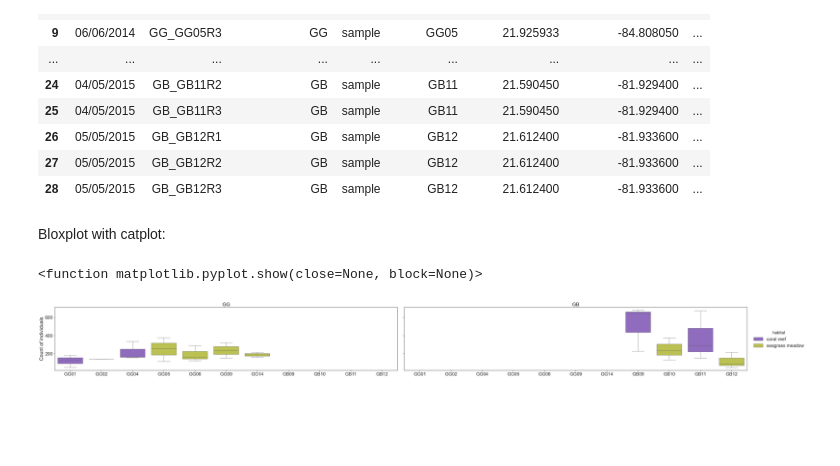
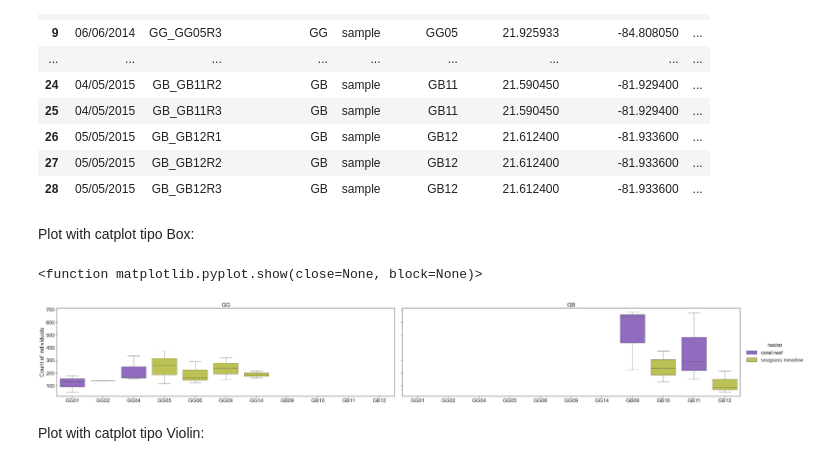
Before and after one commit to roselyperaza2014-blip/CursoPython, a Jupyter notebook: mi_repositorio_Evaluación/Ejercicio 07_Plots en Seaborn.ipynb, the cells around one changed output. Drawn from its saved outputs; the diff is of its cells as text; code cells hidden in the pictures; blank space fills up the shorter version.

```diff
--- a/mi_repositorio_Evaluación/Ejercicio 07_Plots en Seaborn.ipynb
+++ b/mi_repositorio_Evaluación/Ejercicio 07_Plots en Seaborn.ipynb
@@ -49,23 +49,25 @@ my_colors = ["#8e5ecd", "#cbd43f"]
 # add color array to set_palette
 sns.set(font_scale=2, style="ticks", palette= my_colors)
 # %% [markdown]
-Bloxplot with catplot:
+Plot with catplot tipo Box:
 # %%
 ax = sns.catplot(data=Rosedata_df,
                  x="location_id", y="conteo_ind",
                  hue="habitat", col="parent_event_id",
                  kind="box",
-                 height=6, aspect=4)
+                 height=7, aspect=3)
 
 ax.set(xlabel='', ylabel='Count of individuals')
 
 ax.set_titles(col_template="{col_name}", row_template="{row_name}")
 
 plt.setp(ax._legend.get_title(), fontsize=20)
 
 sns.despine(top=False, right=False)
 
 plt.show
 # %% [output]
 <function matplotlib.pyplot.show(close=None, block=None)>
-[figure, old version]
+[figure, new version]
+# %% [markdown]
+Plot with catplot tipo Violin:
```
Also changed, not shown: parts of 6 cells of this notebook.
